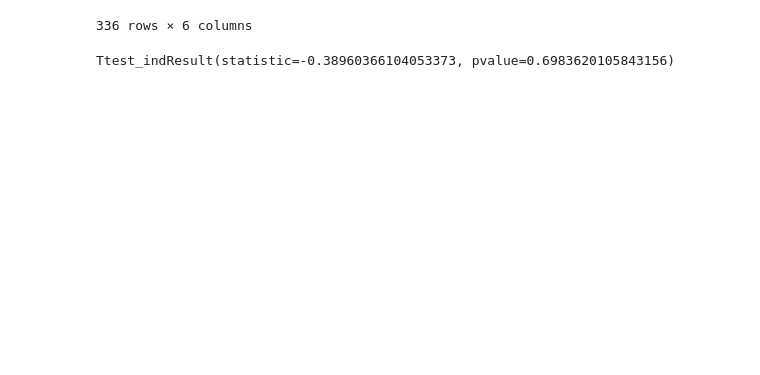
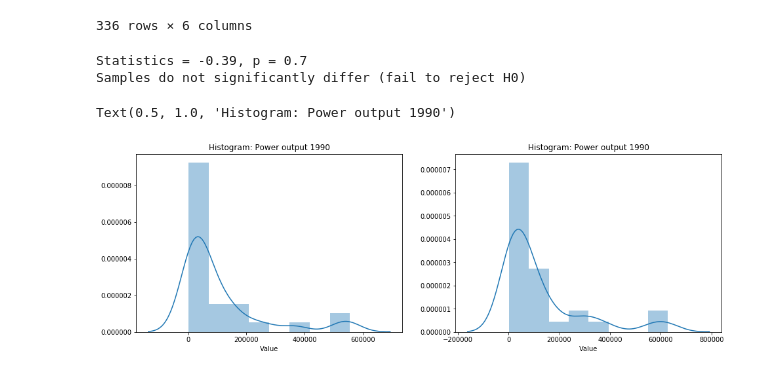
Before and after one commit to darkD3mon/climate-change-htw-2019, a Jupyter notebook: R_Tasks.ipynb, the cells around one changed output. Cells and saved outputs as stored; diff of their text form; code cells hidden in the pictures; blank space fills up the shorter version.

```diff
--- a/R_Tasks.ipynb
+++ b/R_Tasks.ipynb
@@ -117,7 +134,24 @@ market_size
 market_size_1999 = market_size[market_size["TIME"] == 1999]['Value']
 market_size_2010 = market_size[market_size["TIME"] == 2010]['Value']
 
-stats.ttest_ind(market_size_1999, market_size_2010)
-# The Value is significantly different as pvalue=0.6983 > 0.05. From this we can say that the produced energy (2010) is very different from 1999
+stat, p = stats.ttest_ind(market_size_1999, market_size_2010)
+
+print('Statistics = {}, p = {}'.format(round(stat, 2), round(p, 2)))
+alpha = 0.05
+if p > alpha:
+    print('Samples do not significantly differ (fail to reject H0)')
+else:
+    print('Samples do significantly differ (reject H0)')
+
+# The samples do not significantly differ as pvalue = 0.6983 > alpha = 0.05.
+# From this we can say that the produced energy (2010) does not significantly differ from 1999
 # %% [output]
-Ttest_indResult(statistic=-0.38960366104053373, pvalue=0.6983620105843156)
+Statistics = -0.39, p = 0.7
+Samples do not significantly differ (fail to reject H0)
+# %%
+fig, (axs1, axs2) = plt.subplots(1, 2, figsize = (16, 5))
+sns.distplot(market_size_1999, ax = axs1).set_title('Histogram: Power output 1990')
+sns.distplot(market_size_2010, ax = axs2).set_title('Histogram: Power output 1990')
+# %% [output]
+Text(0.5, 1.0, 'Histogram: Power output 1990')
+[figure, added]
```
Also changed, not shown: parts of 10 cells of this notebook, 2 other files.
